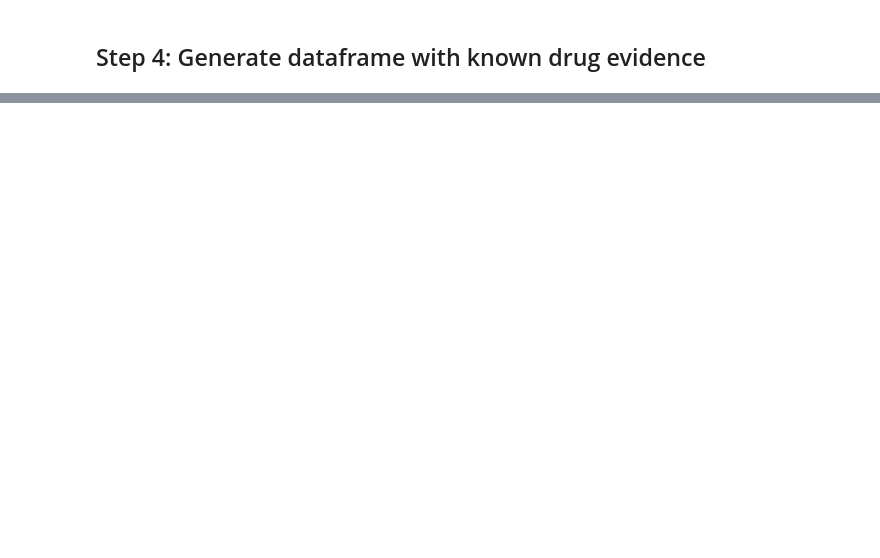
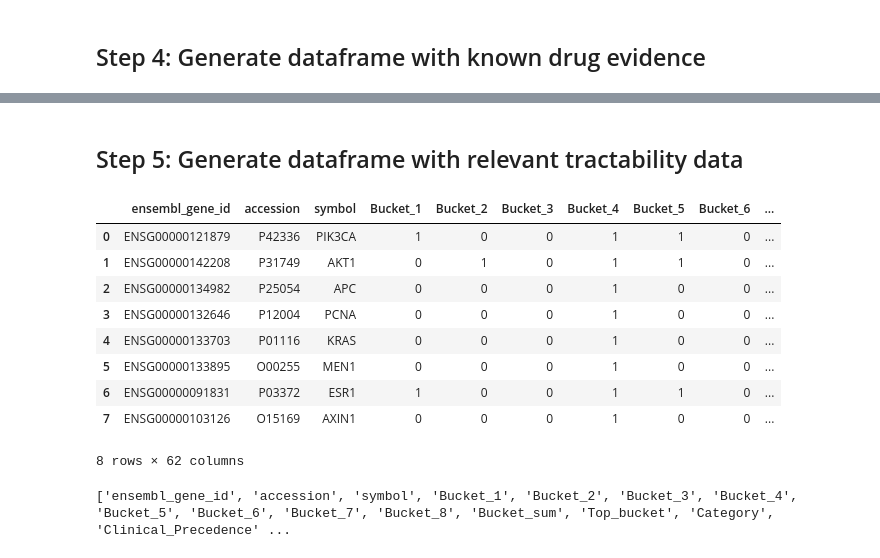
Before and after one commit to andrewhercules/ot-data-utilities, a Jupyter notebook: target-annotation-work/build-target-annotation-file.ipynb, the cells around one changed output, grey strips where cells are left out. Cells and saved outputs as stored; diff of their text form; code cells hidden in the pictures; blank space fills up the shorter version.

Commit message:
First attempt at importing and processing test tractability data

```diff
--- a/target-annotation-work/build-target-annotation-file.ipynb
+++ b/target-annotation-work/build-target-annotation-file.ipynb
@@ -162,0 +153,17 @@ drug_evidence_df.head()
+# %% [markdown]
+## Step 5: Generate dataframe with relevant tractability data
+# %%
+all_tract_df = pd.read_csv("data/test_tract_data.txt", sep="\t", encoding="utf-8")
+# %%
+all_tract_df.head(10)
+# %% [output]
+|  | ensembl_gene_id | accession | symbol | Bucket_1 | Bucket_2 | Bucket_3 | Bucket_4 | Bucket_5 | Bucket_6 | ... |
+| 0 | ENSG00000121879 | P42336 | PIK3CA | 1 | 0 | 0 | 1 | 1 | 0 | ... |
+| 1 | ENSG00000142208 | P31749 | AKT1 | 0 | 1 | 0 | 1 | 1 | 0 | ... |
+| 2 | ENSG00000134982 | P25054 | APC | 0 | 0 | 0 | 1 | 0 | 0 | ... |
+| 3 | ENSG00000132646 | P12004 | PCNA | 0 | 0 | 0 | 1 | 0 | 0 | ... |
+| 4 | ENSG00000133703 | P01116 | KRAS | 0 | 0 | 0 | 1 | 0 | 0 | ... |
+| 5 | ENSG00000133895 | O00255 | MEN1 | 0 | 0 | 0 | 1 | 0 | 0 | ... |
+| 6 | ENSG00000091831 | P03372 | ESR1 | 1 | 0 | 0 | 1 | 1 | 0 | ... |
+| 7 | ENSG00000103126 | O15169 | AXIN1 | 0 | 0 | 0 | 1 | 0 | 0 | ... |
+8 rows × 62 columns
@@ -162,0 +172,4 @@ drug_evidence_df.head()
+# %%
+print(tract_df_cols)
+# %% [output]
+['ensembl_gene_id', 'accession', 'symbol', 'Bucket_1', 'Bucket_2', 'Bucket_3', 'Bucket_4', 'Bucket_5', 'Bucket_6', 'Bucket_7', 'Bucket_8', 'Bucket_sum', 'Top_bucket', 'Category', 'Clinical_Precedence' ...
```
Also changed, not shown: parts of 9 cells of this notebook, 3 other files.
